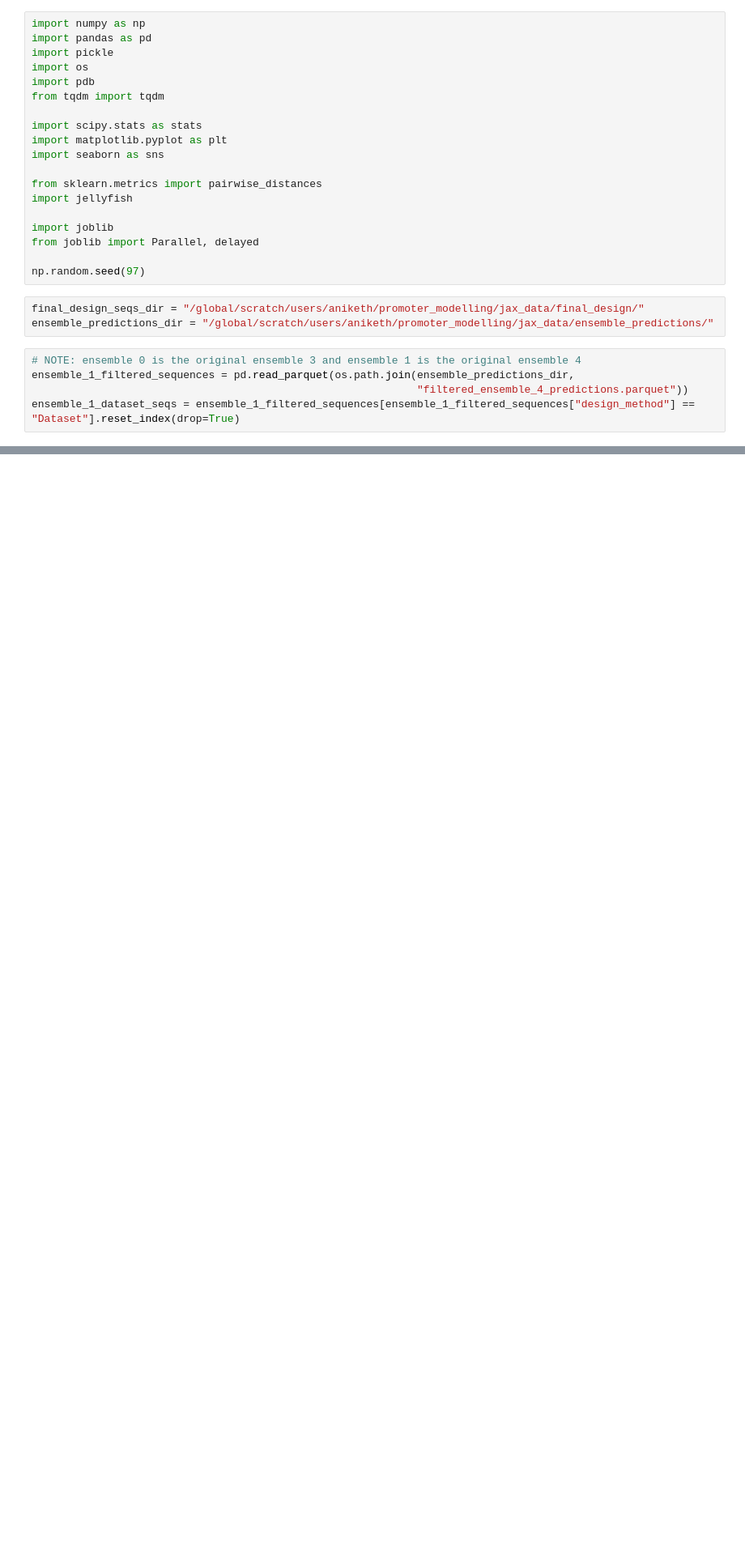
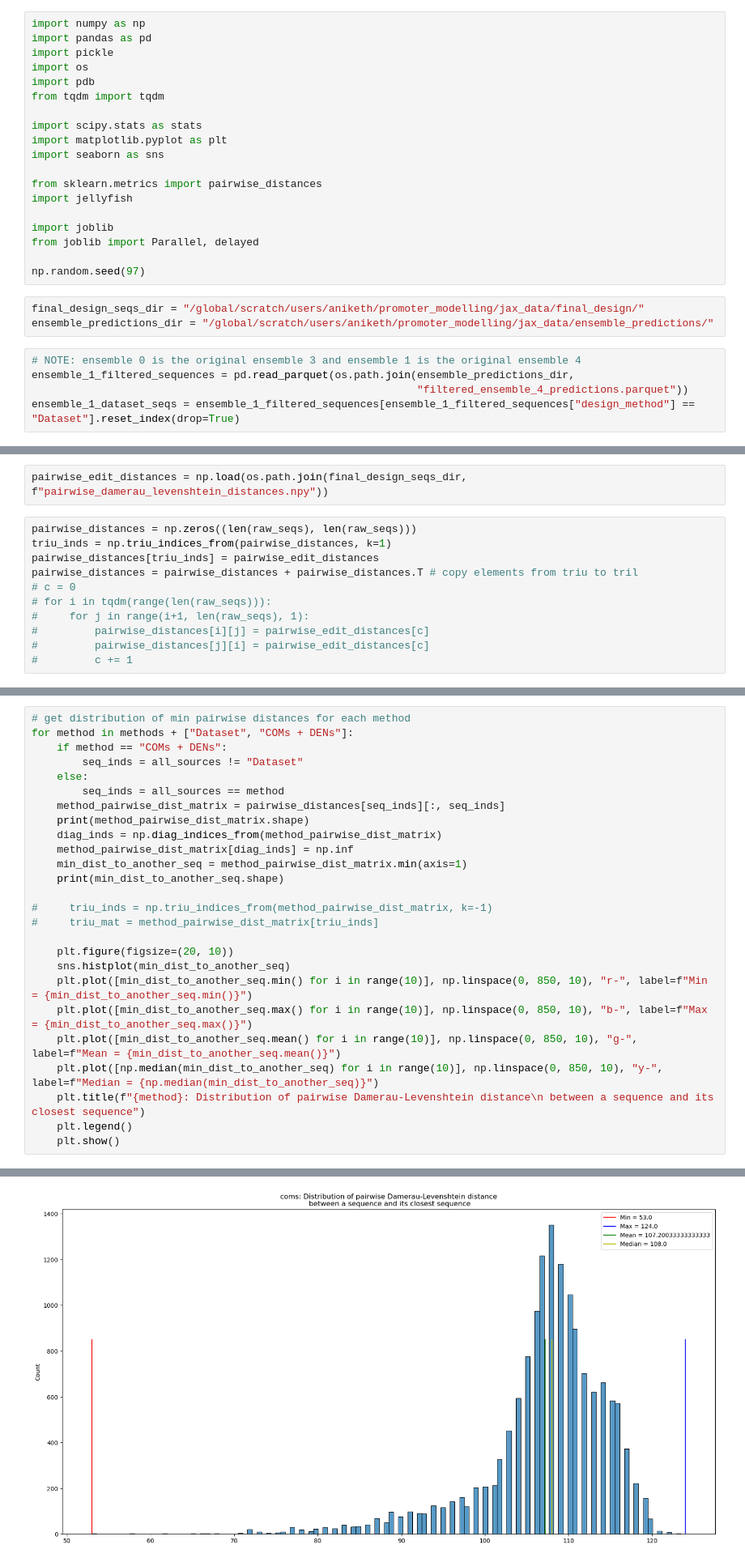
Before and after one commit to young-geng/promoter_design, a Jupyter notebook: promoter/QC2_edit_distance_diversity.ipynb, the cells around one changed output, grey strips where cells are left out. Shown: that part at 81% size. Cells and saved outputs as stored; diff of their text form; blank space fills up the shorter version.

```diff
--- a/promoter/QC2_edit_distance_diversity.ipynb
+++ b/promoter/QC2_edit_distance_diversity.ipynb
@@ -62,0 +70,13 @@ np.save(os.path.join(final_design_seqs_dir, f"raw_seqs"), raw_seqs)
+# %%
+pairwise_edit_distances = np.load(os.path.join(final_design_seqs_dir, f"pairwise_damerau_levenshtein_distances.npy"))
+# %%
+pairwise_distances = np.zeros((len(raw_seqs), len(raw_seqs)))
+triu_inds = np.triu_indices_from(pairwise_distances, k=1)
+pairwise_distances[triu_inds] = pairwise_edit_distances
+pairwise_distances = pairwise_distances + pairwise_distances.T # copy elements from triu to tril
+# c = 0
+# for i in tqdm(range(len(raw_seqs))):
+#     for j in range(i+1, len(raw_seqs), 1):
+#         pairwise_distances[i][j] = pairwise_edit_distances[c]
+#         pairwise_distances[j][i] = pairwise_edit_distances[c]
+#         c += 1
@@ -62,0 +93,27 @@ np.save(os.path.join(final_design_seqs_dir, f"raw_seqs"), raw_seqs)
+# %%
+# get distribution of min pairwise distances for each method
+for method in methods + ["Dataset", "COMs + DENs"]:
+    if method == "COMs + DENs":
+        seq_inds = all_sources != "Dataset"
+    else:
+        seq_inds = all_sources == method
+    method_pairwise_dist_matrix = pairwise_distances[seq_inds][:, seq_inds]
+    print(method_pairwise_dist_matrix.shape)
+    diag_inds = np.diag_indices_from(method_pairwise_dist_matrix)
+    method_pairwise_dist_matrix[diag_inds] = np.inf
+    min_dist_to_another_seq = method_pairwise_dist_matrix.min(axis=1)
+    print(min_dist_to_another_seq.shape)
+
+#     triu_inds = np.triu_indices_from(method_pairwise_dist_matrix, k=-1)
+#     triu_mat = method_pairwise_dist_matrix[triu_inds]
+
+    plt.figure(figsize=(20, 10))
+    sns.histplot(min_dist_to_another_seq)
+    plt.plot([min_dist_to_another_seq.min() for i in range(10)], np.linspace(0, 850, 10), "r-", label=f"Min = {min_dist_to_another_seq.min()}")
+    plt.plot([min_dist_to_another_seq.max() for i in range(10)], np.linspace(0, 850, 10), "b-", label=f"Max = {min_dist_to_another_seq.max()}")
+    plt.plot([min_dist_to_another_seq.mean() for i in range(10)], np.linspace(0, 850, 10), "g-", label=f"Mean = {min_dist_to_another_seq.mean()}")
+    plt.plot([np.median(min_dist_to_another_seq) for i in range(10)], np.linspace(0, 850, 10), "y-", label=f"Median = {np.median(min_dist_to_another_seq)}")
+    plt.title(f"{method}: Distribution of pairwise Damerau-Levenshtein distance\n between a sequence and its closest sequence")
+    plt.legend()
+    plt.show()
+# %% [output]
@@ -62,0 +122 @@ np.save(os.path.join(final_design_seqs_dir, f"raw_seqs"), raw_seqs)
+[figure, added]
```
Also changed, not shown: parts of 7 cells of this notebook, 2 other files.
